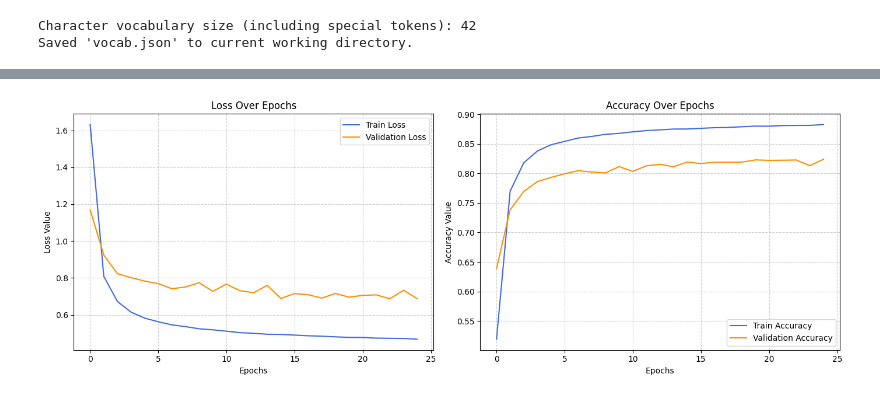
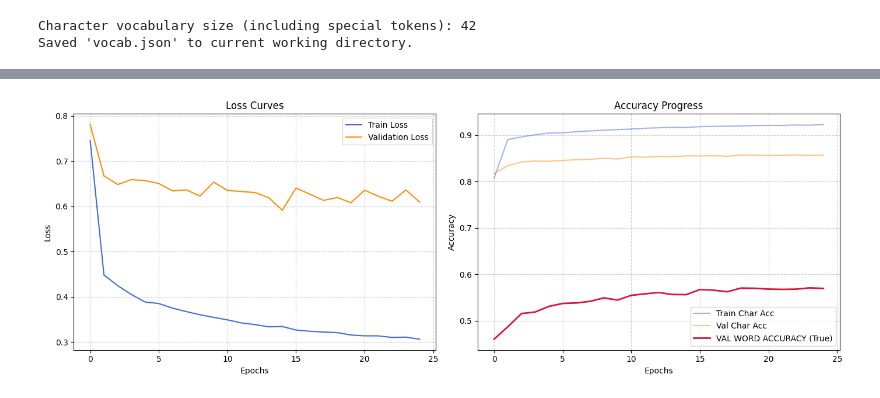
Before and after one commit to Reperi-toxi/The-Georgian-Spellcheck, a Jupyter notebook: data-and-training-v2.ipynb, the cells around one changed output, grey strips where cells are left out. Cells and saved outputs as stored; diff of their text form; code cells hidden in the pictures.

```diff
--- a/data-and-training-v2.ipynb
+++ b/data-and-training-v2.ipynb
@@ -183,24 +226,29 @@ class Seq2Seq(nn.Module):
 # %%
 VOCAB_SIZE = len(vocab)
 EMBED_SIZE = 128
-HIDDEN_SIZE = 128
-N_LAYERS = 2
-DROPOUT = 0.4
+HIDDEN_SIZE = 256
+DROPOUT = 0.2
 EPOCHS = 25
 LEARNING_RATE = 0.001
 
 device = torch.device('cuda' if torch.cuda.is_available() else 'cpu')
 print(f"Executing sequence pipeline calculations on target backend: {device}")
 
-encoder_network = Encoder(VOCAB_SIZE, EMBED_SIZE, HIDDEN_SIZE, N_LAYERS, DROPOUT)
-decoder_network = Decoder(VOCAB_SIZE, EMBED_SIZE, HIDDEN_SIZE, N_LAYERS, DROPOUT)
+# Reverse mapping to decode integers back to Georgian characters
+idx2char = {v: k for k, v in char2idx.items()}
+
+# Initialize components
+attention = Attention(HIDDEN_SIZE // 2, HIDDEN_SIZE // 2)
+encoder_network = Encoder(VOCAB_SIZE, EMBED_SIZE, HIDDEN_SIZE // 2, DROPOUT)
+decoder_network = Decoder(VOCAB_SIZE, EMBED_SIZE, HIDDEN_SIZE // 2, DROPOUT, attention)
 model = Seq2Seq(encoder_network, decoder_network, device).to(device)
 
-optimizer = optim.Adam(model.parameters(), lr=LEARNING_RATE, weight_decay=1e-4)
+optimizer = optim.Adam(model.parameters(), lr=LEARNING_RATE)
 criterion = nn.CrossEntropyLoss(ignore_index=char2idx[PAD_TOKEN])
 
 train_losses, val_losses = [], []
 train_accs, val_accs = [], []
+val_word_accs = [] # Track real word-level accuracy
 best_val_loss = float('inf')
 
 for epoch in range(EPOCHS):
@@ -236,10 +284,15 @@ for epoch in range(EPOCHS):
     train_losses.append(avg_train_loss)
     train_accs.append(avg_train_acc)
 
+    # --- VALIDATION PHASE ---
     model.eval()
     epoch_val_loss = 0
-    epoch_val_correct = 0
-    epoch_val_total = 0
+    epoch_val_char_correct = 0
+    epoch_val_char_total = 0
+
+    epoch_val_word_correct = 0
+    epoch_val_word_total = 0
+
     with torch.no_grad():
         for src, trg in val_loader:
             src, trg = src.to(device), trg.to(device)
@@ -252,40 +305,75 @@ for epoch in range(EPOCHS):
             loss = criterion(loss_output, loss_target)
             epoch_val_loss += loss.item()
 
-            preds = loss_output.argmax(dim=1)
-            mask = loss_target != char2idx[PAD_TOKEN]
-            epoch_val_correct += ((preds == loss_target) & mask).sum().item()
-            epoch_val_total += mask.sum().item()
+            # 1. Calculate Character-Level Metrics (for gradients/loss context)
+            char_preds = loss_output.argmax(dim=1)
+            char_mask = loss_target != char2idx[PAD_TOKEN]
+            epoch_val_char_correct += ((char_preds == loss_target) & char_mask).sum().item()
+            epoch_val_char_total += char_mask.sum().item()
+
+            # 2. Calculate Real Word-Level Accuracy
+            # Reshape predictions and targets back to batches: [batch_size, sequence_length]
+            pred_sequences = output.argmax(dim=2).permute(1, 0)
+            trg_sequences = trg.permute(1, 0)
+
+            for i in range(pred_sequences.shape[0]):
+                # Decode target word string
+                target_word = ""
+                for tok in trg_sequences[i][1:]: # Skip <SOS>
+                    t_idx = tok.item()
+                    if t_idx == char2idx[EOS_TOKEN] or t_idx == char2idx[PAD_TOKEN]:
+                        break
+                    target_word += idx2char.get(t_idx, "")
+
+                # Decode predicted word string
+                pred_word = ""
+                for tok in pred_sequences[i][1:]: # Skip <SOS> position
+                    p_idx = tok.item()
+                    if p_idx == char2idx[EOS_TOKEN] or p_idx == char2idx[PAD_TOKEN]:
+                        break
+                    pred_word += idx2char.get(p_idx, "")
+
+                # Strict string match validation
+                if pred_word == target_word:
+                    epoch_val_word_correct += 1
+                epoch_val_word_total += 1
 
     avg_val_loss = epoch_val_loss / len(val_loader)
-    avg_val_acc = epoch_val_correct / epoch_val_total
+    avg_val_char_acc = epoch_val_char_correct / epoch_val_char_total
+    avg_val_word_acc = epoch_val_word_correct / epoch_val_word_total
+
     val_losses.append(avg_val_loss)
-    val_accs.append(avg_val_acc)
+    val_accs.append(avg_val_char_acc)
+    val_word_accs.append(avg_val_word_acc)
 
-    print(f"Epoch [{epoch+1}/{EPOCHS}] | Train Loss: {avg_train_loss:.4f} | Train Acc: {avg_train_acc:.4f} | Validation Loss: {avg_val_loss:.4f} | Validation Acc: {avg_val_acc:.4f}")
+    print(f"Epoch [{epoch+1}/{EPOCHS}]")
+    print(f"  Train Loss: {avg_train_loss:.4f} | Train Char Acc: {avg_train_acc:.4f}")
+    print(f"  Val Loss:   {avg_val_loss:.4f} | Val Char Acc:   {avg_val_char_acc:.4f} | [!!!] VAL WORD ACC: {avg_val_word_acc:.4f}")
 
     if avg_val_loss < best_val_loss:
         best_val_loss = avg_val_loss
-        torch.save(model.state_dict(), 'georgian_spellchecker.pth')
+        torch.save(model.state_dict(), 'georgian_spellchecker_attn.pth')
         print("--> Checkpoint saved successfully!")
 
+# Modified Plotting Block to include Word Accuracy
 plt.figure(figsize=(14, 5))
 
 plt.subplot(1, 2, 1)
 plt.plot(train_losses, label='Train Loss', color='royalblue')
 plt.plot(val_losses, label='Validation Loss', color='darkorange')
-plt.title('Loss Over Epochs')
+plt.title('Loss Curves')
 plt.xlabel('Epochs')
-plt.ylabel('Loss Value')
+plt.ylabel('Loss')
 plt.legend()
 plt.grid(True, linestyle='--', alpha=0.6)
 
 plt.subplot(1, 2, 2)
-plt.plot(train_accs, label='Train Accuracy', color='royalblue')
-plt.plot(val_accs, label='Validation Accuracy', color='darkorange')
-plt.title('Accuracy Over Epochs')
+plt.plot(train_accs, label='Train Char Acc', color='royalblue', alpha=0.5)
+plt.plot(val_accs, label='Val Char Acc', color='darkorange', alpha=0.5)
+plt.plot(val_word_accs, label='VAL WORD ACCURACY (True)', color='crimson', linewidth=2)
+plt.title('Accuracy Progress')
 plt.xlabel('Epochs')
-plt.ylabel('Accuracy Value')
+plt.ylabel('Accuracy')
 plt.legend()
 plt.grid(True, linestyle='--', alpha=0.6)
 
@@ -312 +400 @@ Epoch [25/25] | Train Loss: 0.4676 | Train Acc: 0.8826 | Validation Loss: 0.6875
-[figure, old version]
+[figure, new version]
```
Also changed, not shown: parts of 3 cells of this notebook.
